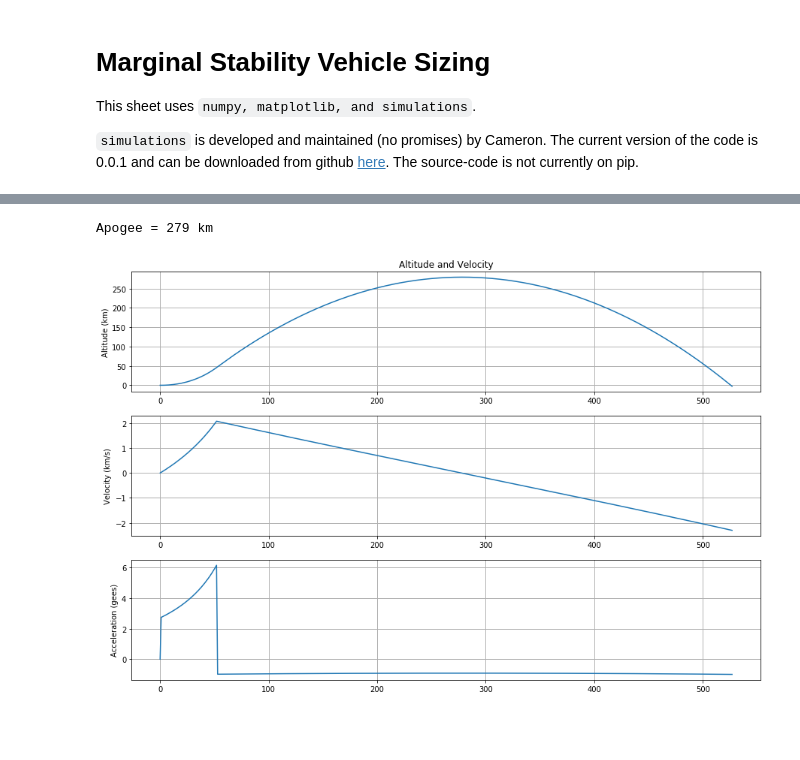
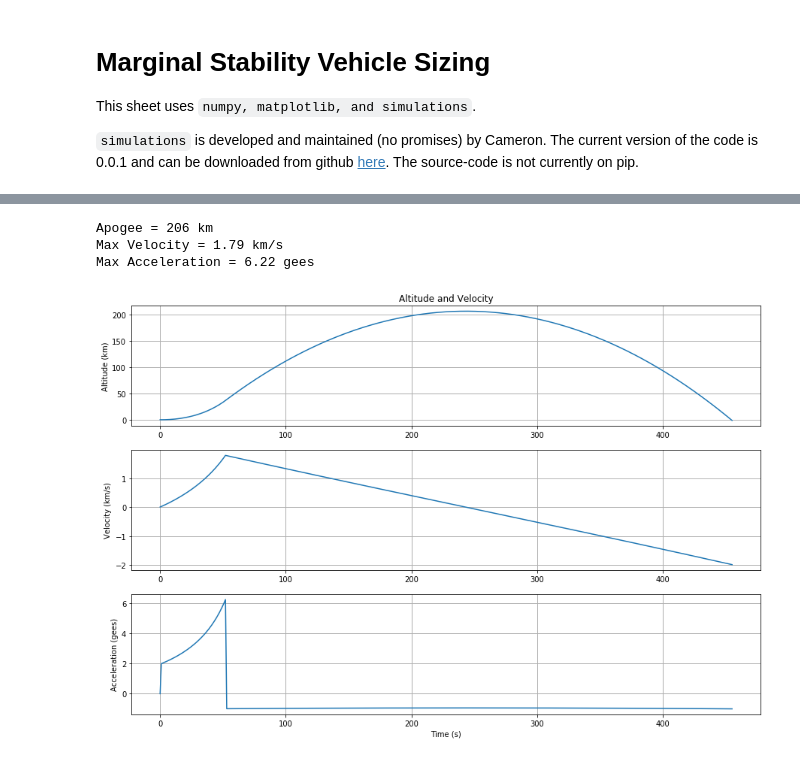
Before and after one commit to rocketproplab/marginal-stability, a Jupyter notebook: Design/Vehicle-Sizing/marginal-stability-sizing.ipynb, the cells around one changed output, grey strips where cells are left out. Drawn from its saved outputs; the diff is of its cells as text; code cells hidden in the pictures; blank space fills up the shorter version.

```diff
--- a/Design/Vehicle-Sizing/marginal-stability-sizing.ipynb
+++ b/Design/Vehicle-Sizing/marginal-stability-sizing.ipynb
@@ -30,12 +30,13 @@ def plot_alt(fig):
 
     # plot acceleration
     gees = [x/g0 for x in acceleration]
-    ax2 = fig.add_subplot(3,1,3)
-    ax2.xaxis.grid(linewidth=1.0)
-    ax2.yaxis.grid(linewidth=1.0)
-    ax2.grid(True, linewidth=1)
-    ax2.plot(time,gees)
-    ax2.set_ylabel('Acceleration (gees)')
+    ax3 = fig.add_subplot(3,1,3)
+    ax3.xaxis.grid(linewidth=1.0)
+    ax3.yaxis.grid(linewidth=1.0)
+    ax3.grid(True, linewidth=1)
+    ax3.plot(time,gees)
+    ax3.set_ylabel('Acceleration (gees)')
+    ax3.set_xlabel('Time (s)')
 
 def plot_thrust(fig):
     # plot thrust
@@ -61,15 +62,28 @@ burntime = 50  # s
 
 nengines = 1
 thrust_sl = 24000
-Isp = 400
+Isp = 260
 g0 = 9.81
 mdot = nengines*thrust_sl/(g0*Isp)
 twratio = 50  # estimated thrust 2 weight ratio
 
 mstructure = 300  # kg
+mpayload = 10
 mpropulsion = thrust_sl/(twratio*g0)
 mpropellant = mdot*burntime
-mass = mpropulsion + mpropellant + mstructure
+m0 = mpropulsion + mpropellant + mstructure
+
+print('### STRUCTURAL PARAMETERS ###')
+print('Propellant Mass = %.2f' % mpropellant)
+print('Propulsion Mass = %.2f' % mpropulsion)
+print('Structural Mass = %i' % mstructure)
+print('Payload Mass = %i' % mpayload)
+print('Mass Propellant Ratio (Mprop/M0) %.2f' % (mpropellant/m0))
+
+print('\n### ENGINE PARAMETERS ###')
+print('Thrust = %d kN' % thrust_sl)
+print('Isp = %d s' % Isp)
+print('mdot = %.2f kg/s' % mdot)
 
 initialConditions = {
     'time': 0,
@@ -79,7 +93,7 @@ initialConditions = {
     'latitude': 0,
     'longitude': 0,
     'altitude': 0,
-    'mass': mass,
+    'mass': m0,
     'heat': 0,
     'lift_coefficient': 0,
     'bank_angle': 0
@@ -98,15 +124,21 @@ altitude, velocity, acceleration, mass, time, thrust = itsatest.run()
 # %%
 kmaltitude = [x/1000 for x in altitude]
 print('Apogee = %d km' % max(kmaltitude))
+kmvelocity = [v/1000 for v in velocity]
+print('Max Velocity = %.2f km/s' % max(kmvelocity))
+gees = [a/g0 for a in acceleration]
+print('Max Acceleration = %.2f gees' % max(gees))
 
 fig = plt.figure(figsize=(15,10))
 fig.subplots_adjust(hspace=0.2)
 
 # fig2 = plt.figure(figsize=(15,10))
 # fig2.subplots_adjust(hspace=0.2)
 
 plot_alt(fig)
 plt.show()
 # %% [output]
-Apogee = 279 km
+Apogee = 206 km
+Max Velocity = 1.79 km/s
+Max Acceleration = 6.22 gees
-[figure, old version]
+[figure, new version]
```
Also changed, not shown: parts of 3 cells of this notebook.
